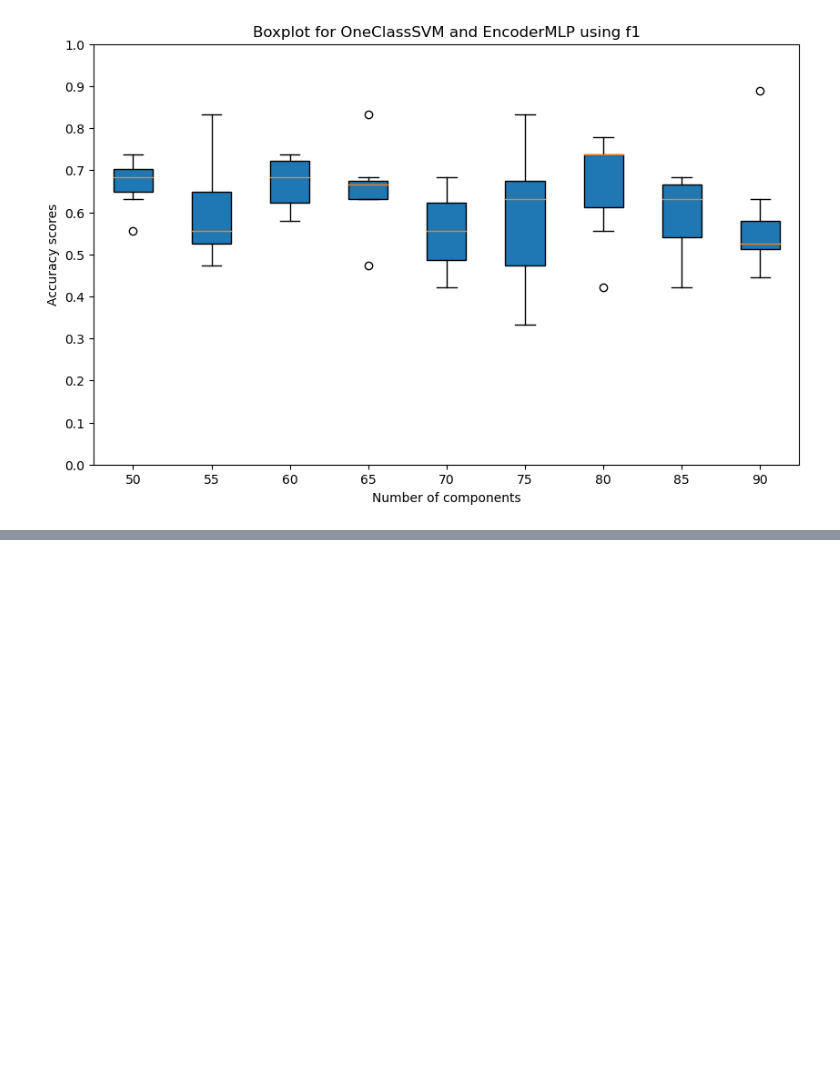
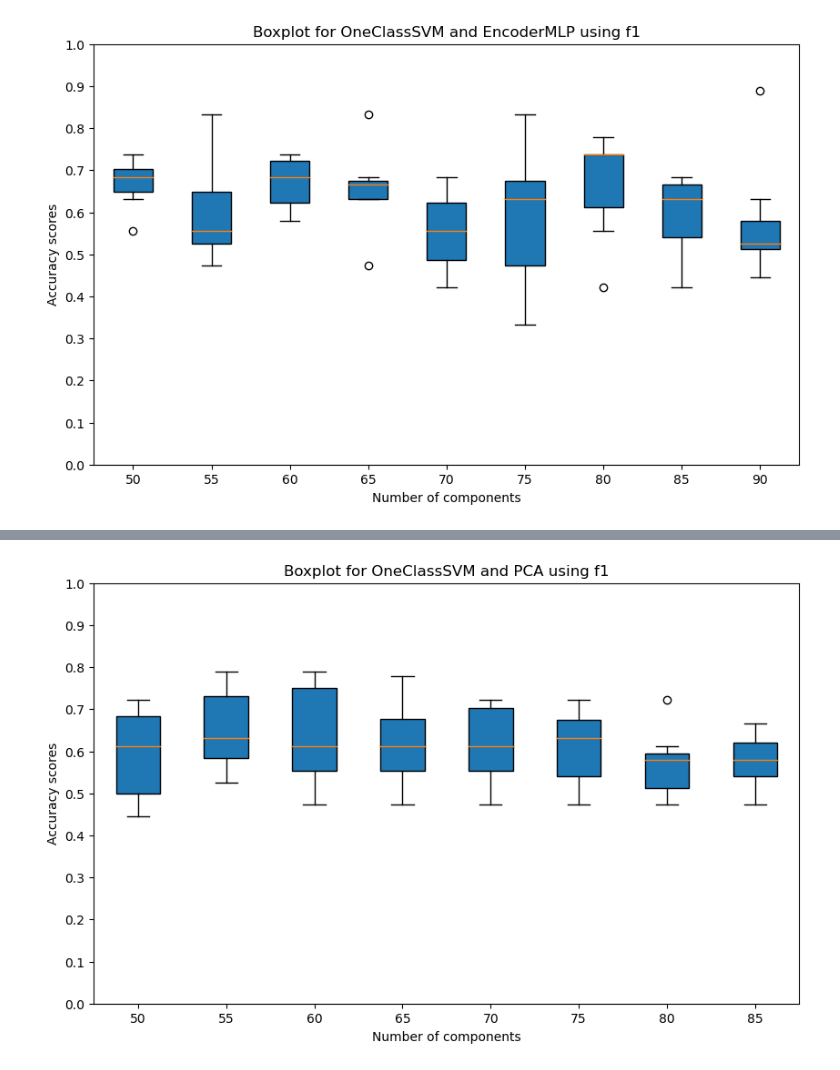
Before and after one commit to chrfum/one-class_classifier, a Jupyter notebook: run-over_classifier/graphs/box.ipynb, the cells around one changed output, grey strips where cells are left out. Saved outputs shown, nothing was run; the diff lists cells and outputs as text; code cells hidden in the pictures; blank space fills up the shorter version.

```diff
--- a/run-over_classifier/graphs/box.ipynb
+++ b/run-over_classifier/graphs/box.ipynb
@@ -86,0 +92,4 @@ box_plot(scores[9:18], 'OneClassSVM', 'EncoderMLP', 'f1')
+# %%
+box_plot(scores[8:], 'OneClassSVM', 'PCA', 'f1')
+# %% [output]
+[figure, added]
```
Also changed, not shown: parts of 13 cells of this notebook.
